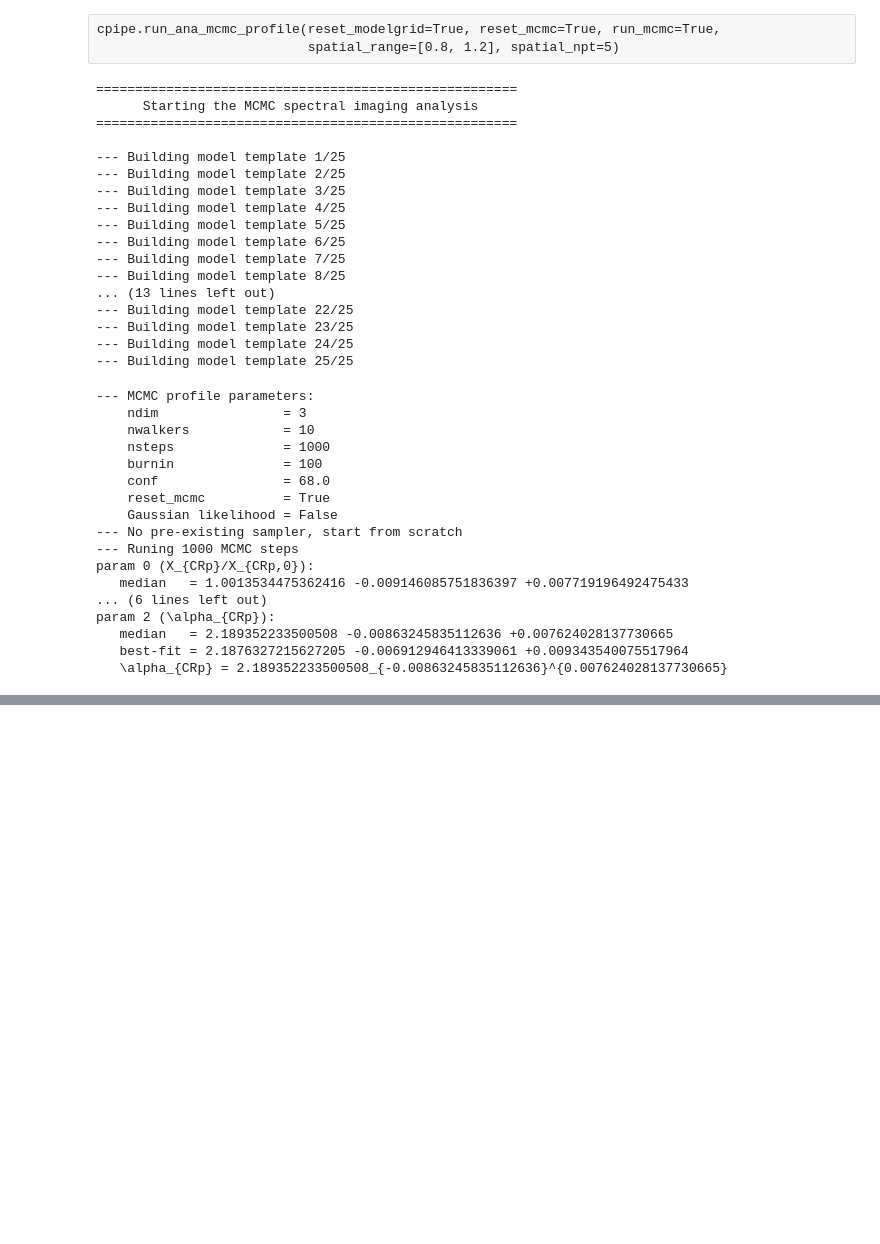
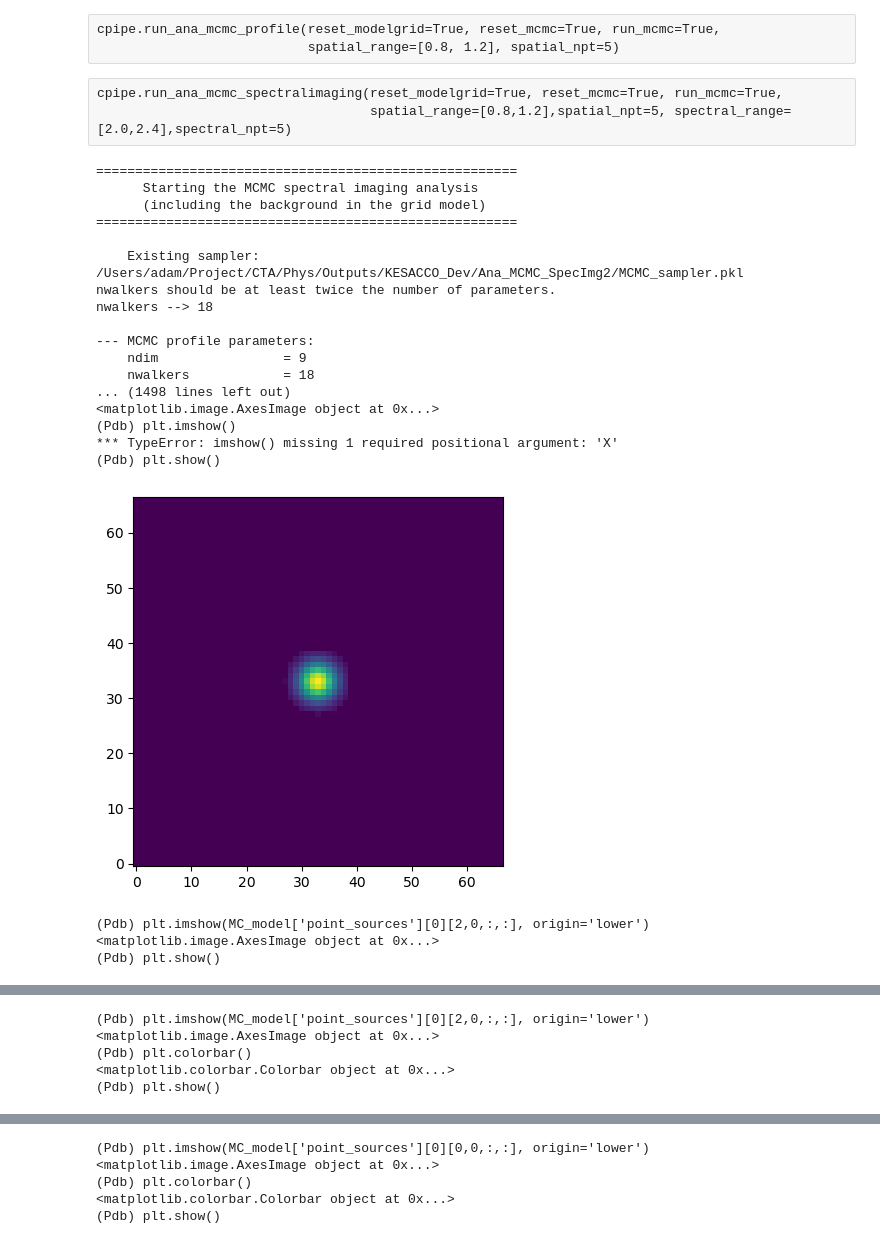
Before and after one commit to remi-adam/kesacco, a Jupyter notebook: notebook/development.ipynb, the cells around one changed output, grey strips where cells are left out. Cells and saved outputs as stored; diff of their text form; code cells hidden in the pictures; blank space fills up the shorter version.

Commit message:
MCMC spectral imaging 2

```diff
--- a/notebook/development.ipynb
+++ b/notebook/development.ipynb
@@ -212,41 +212,36 @@ cpipe.run_ana_mcmc_spectrum(reset_mcmc=True, run_mcmc=True, GaussLike=False)
 # %% [raw]
 cpipe.run_ana_mcmc_profile(reset_modelgrid=True, reset_mcmc=True, run_mcmc=True,
                            spatial_range=[0.8, 1.2], spatial_npt=5)
+# %% [raw]
+cpipe.run_ana_mcmc_spectralimaging(reset_modelgrid=True, reset_mcmc=True, run_mcmc=True,
+                                   spatial_range=[0.8,1.2],spatial_npt=5, spectral_range=[2.0,2.4],spectral_npt=5)
 # %%
-cpipe.run_ana_mcmc_spectralimaging(reset_modelgrid=True, reset_mcmc=True, run_mcmc=True,
-                                   spatial_range=[0.8,1.2],spatial_npt=5, spectral_range=[2.0,2.4],spectral_npt=5)
+cpipe.run_ana_mcmc_spectralimaging(reset_modelgrid=False,
+                                   reset_mcmc=False, run_mcmc=False, GaussLike=False,
+                                   spatial_range=[0.8,1.2], spatial_npt=5, spectral_range=[2.0,2.4], spectral_npt=5,
+                                   bkg_marginalize=False,
+                                   bkg_spectral_npt=5,bkg_spectral_range=[-0.2,0.2],
+                                   ps_spectral_npt=5,ps_spectral_range=[-0.2,0.2],
+                                   rm_tmp=False)
 # %% [output]
 ======================================================
       Starting the MCMC spectral imaging analysis
+      (including the background in the grid model)
 ======================================================
 
---- Building model template 1/25
---- Building model template 2/25
---- Building model template 3/25
---- Building model template 4/25
---- Building model template 5/25
---- Building model template 6/25
---- Building model template 7/25
---- Building model template 8/25
-... (13 lines left out)
---- Building model template 22/25
---- Building model template 23/25
---- Building model template 24/25
---- Building model template 25/25
+    Existing sampler: /Users/adam/Project/CTA/Phys/Outputs/KESACCO_Dev/Ana_MCMC_SpecImg2/MCMC_sampler.pkl
+nwalkers should be at least twice the number of parameters.
+nwalkers --> 18
+
+--- MCMC profile parameters:
+    ndim                = 9
+    nwalkers            = 18
+... (1498 lines left out)
+<matplotlib.image.AxesImage object at 0x...>
+(Pdb) plt.imshow()
+*** TypeError: imshow() missing 1 required positional argument: 'X'
+(Pdb) plt.show()
+[figure, added]
---- MCMC profile parameters:
-    ndim                = 3
-    nwalkers            = 10
-    nsteps              = 1000
-    burnin              = 100
-    conf                = 68.0
-    reset_mcmc          = True
-    Gaussian likelihood = False
---- No pre-existing sampler, start from scratch
---- Runing 1000 MCMC steps
-param 0 (X_{CRp}/X_{CRp,0}):
-   median   = 1.0013534475362416 -0.009146085751836397 +0.007719196492475433
-... (6 lines left out)
-param 2 (\alpha_{CRp}):
-   median   = 2.189352233500508 -0.00863245835112636 +0.007624028137730665
-   best-fit = 2.1876327215627205 -0.006912946413339061 +0.009343540075517964
-   \alpha_{CRp} = 2.189352233500508_{-0.00863245835112636}^{0.007624028137730665}
+(Pdb) plt.imshow(MC_model['point_sources'][0][2,0,:,:], origin='lower')
+<matplotlib.image.AxesImage object at 0x...>
+(Pdb) plt.show()
@@ -252,0 +249,5 @@ param 2 (\alpha_{CRp}):
+(Pdb) plt.imshow(MC_model['point_sources'][0][2,0,:,:], origin='lower')
+<matplotlib.image.AxesImage object at 0x...>
+(Pdb) plt.colorbar()
+<matplotlib.colorbar.Colorbar object at 0x...>
+(Pdb) plt.show()
@@ -252,0 +255,5 @@ param 2 (\alpha_{CRp}):
+(Pdb) plt.imshow(MC_model['point_sources'][0][0,0,:,:], origin='lower')
+<matplotlib.image.AxesImage object at 0x...>
+(Pdb) plt.colorbar()
+<matplotlib.colorbar.Colorbar object at 0x...>
+(Pdb) plt.show()
```
Also changed, not shown: parts of 1 cell of this notebook, 4 other files.
